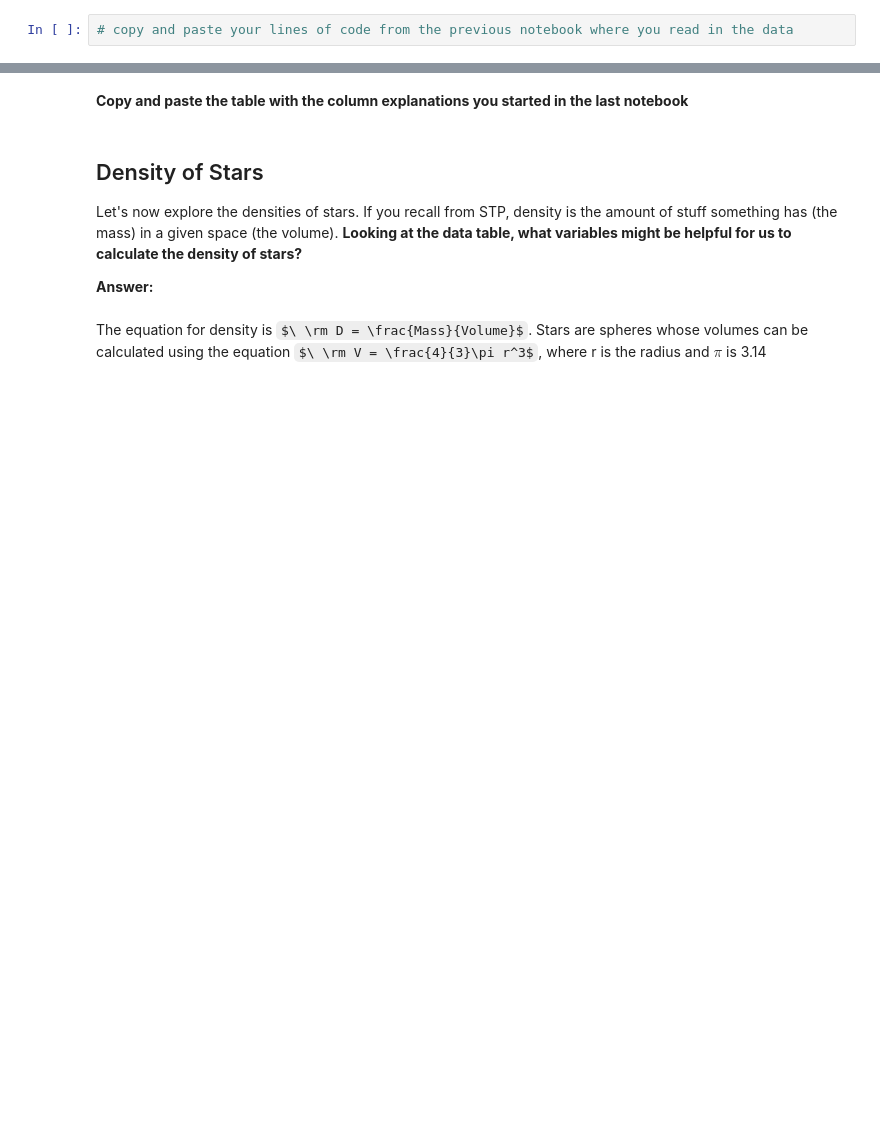
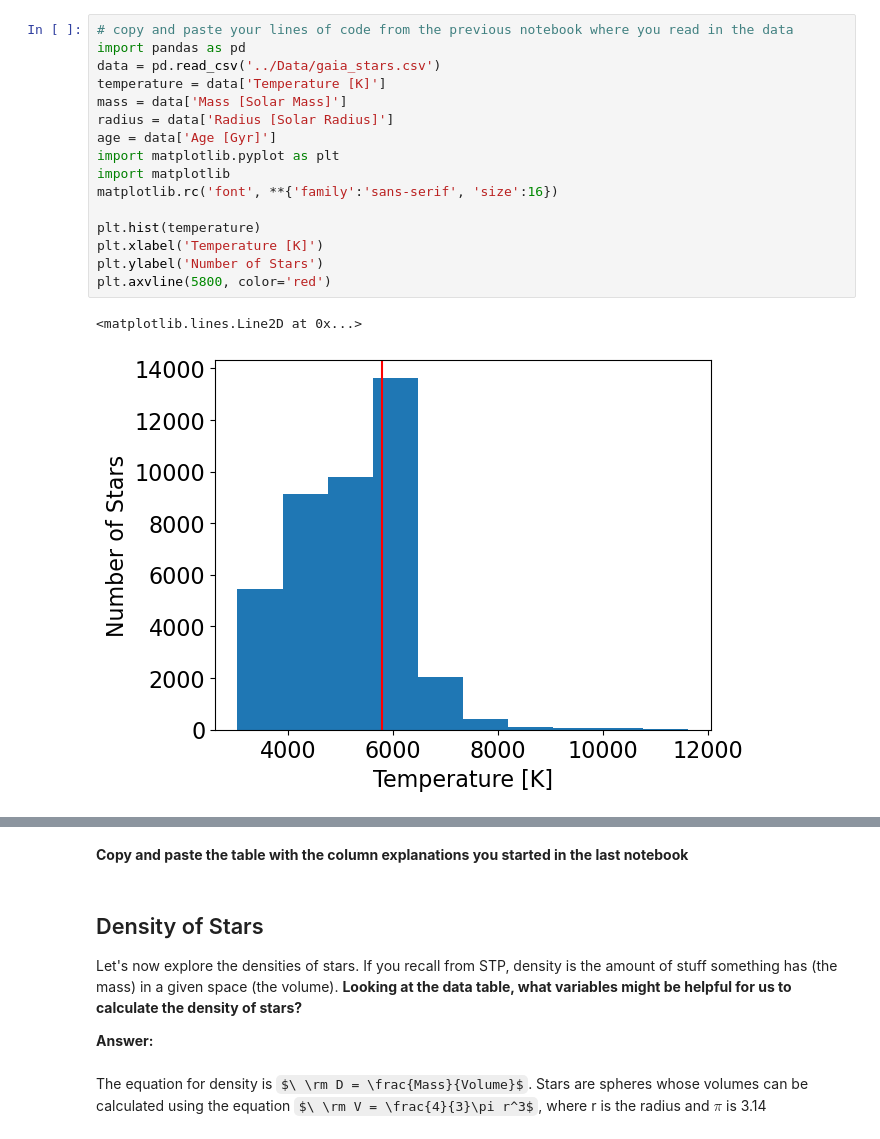
Before and after one commit to idontwantausername94/CFR-2025, a Jupyter notebook: Astro/Blank/1 - Stars Pt2 .ipynb, the cells around one changed output, grey strips where cells are left out. Drawn from its saved outputs; the diff is of its cells as text; some formulas as TeX source; blank space fills up the shorter version.

```diff
--- a/Astro/Blank/1 - Stars Pt2 .ipynb
+++ b/Astro/Blank/1 - Stars Pt2 .ipynb
@@ -1,2 +1,19 @@
-# %%
-# copy and paste your lines of code from the previous notebook where you read in the data
+# %%
+# copy and paste your lines of code from the previous notebook where you read in the data
+import pandas as pd
+data = pd.read_csv('../Data/gaia_stars.csv')
+temperature = data['Temperature [K]']
+mass = data['Mass [Solar Mass]']
+radius = data['Radius [Solar Radius]']
+age = data['Age [Gyr]']
+import matplotlib.pyplot as plt
+import matplotlib
+matplotlib.rc('font', **{'family':'sans-serif', 'size':16})
+
+plt.hist(temperature)
+plt.xlabel('Temperature [K]')
+plt.ylabel('Number of Stars')
+plt.axvline(5800, color='red')
+# %% [output]
+<matplotlib.lines.Line2D at 0x...>
+[figure, added]
```
Also changed, not shown: parts of 10 cells of this notebook, 1 other file.
